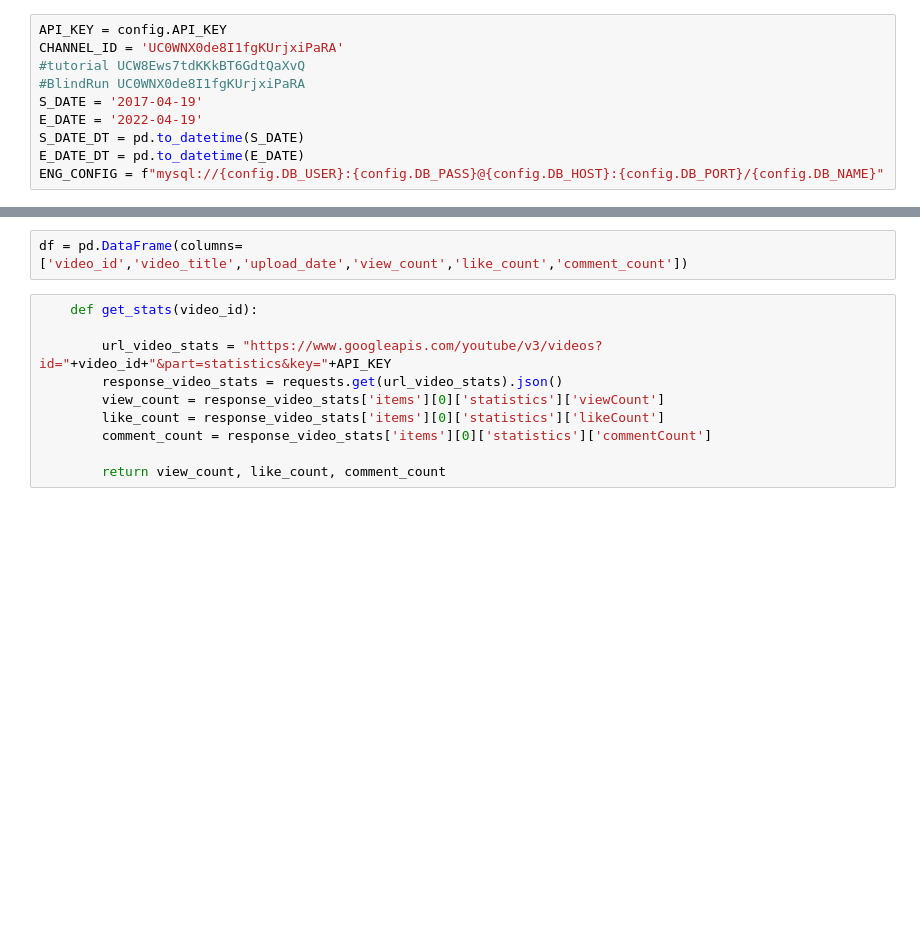
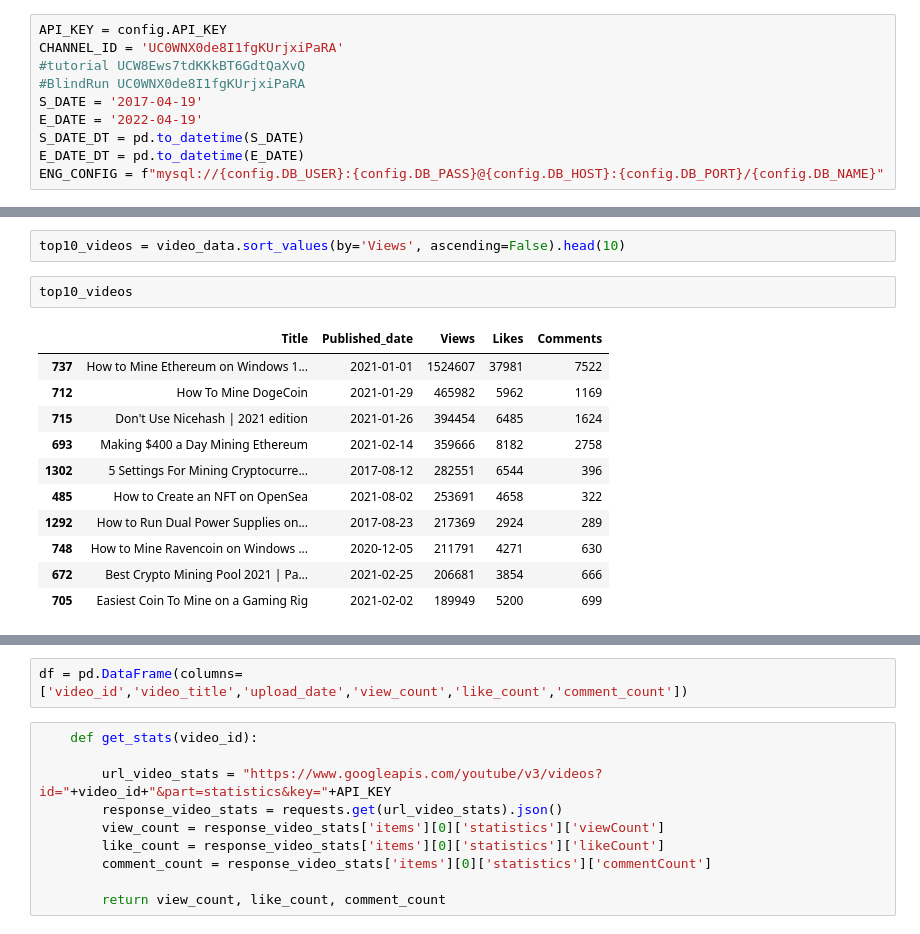
Before and after one commit to jab9k2/Youtube-API, a Jupyter notebook: main.ipynb, the cells around one changed output, grey strips where cells are left out. Cells and saved outputs as stored; diff of their text form; blank space fills up the shorter version.

```diff
--- a/main.ipynb
+++ b/main.ipynb
@@ -33,0 +205,16 @@ ENG_CONFIG = f"mysql://{config.DB_USER}:{config.DB_PASS}@{config.DB_HOST}:{confi
+# %%
+top10_videos = video_data.sort_values(by='Views', ascending=False).head(10)
+# %%
+top10_videos
+# %% [output]
+|  | Title | Published_date | Views | Likes | Comments |
+| 737 | How to Mine Ethereum on Windows 1... | 2021-01-01 | 1524607 | 37981 | 7522 |
+| 712 | How To Mine DogeCoin | 2021-01-29 | 465982 | 5962 | 1169 |
+| 715 | Don't Use Nicehash | 2021 edition | 2021-01-26 | 394454 | 6485 | 1624 |
+| 693 | Making $400 a Day Mining Ethereum | 2021-02-14 | 359666 | 8182 | 2758 |
+| 1302 | 5 Settings For Mining Cryptocurre... | 2017-08-12 | 282551 | 6544 | 396 |
+| 485 | How to Create an NFT on OpenSea | 2021-08-02 | 253691 | 4658 | 322 |
+| 1292 | How to Run Dual Power Supplies on... | 2017-08-23 | 217369 | 2924 | 289 |
+| 748 | How to Mine Ravencoin on Windows ... | 2020-12-05 | 211791 | 4271 | 630 |
+| 672 | Best Crypto Mining Pool 2021 | Pa... | 2021-02-25 | 206681 | 3854 | 666 |
+| 705 | Easiest Coin To Mine on a Gaming Rig | 2021-02-02 | 189949 | 5200 | 699 |
```
Also changed, not shown: parts of 40 cells of this notebook.
